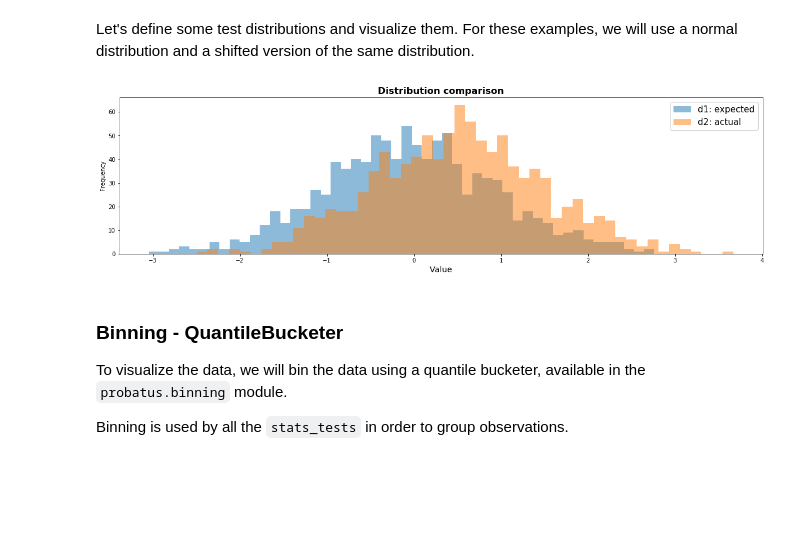
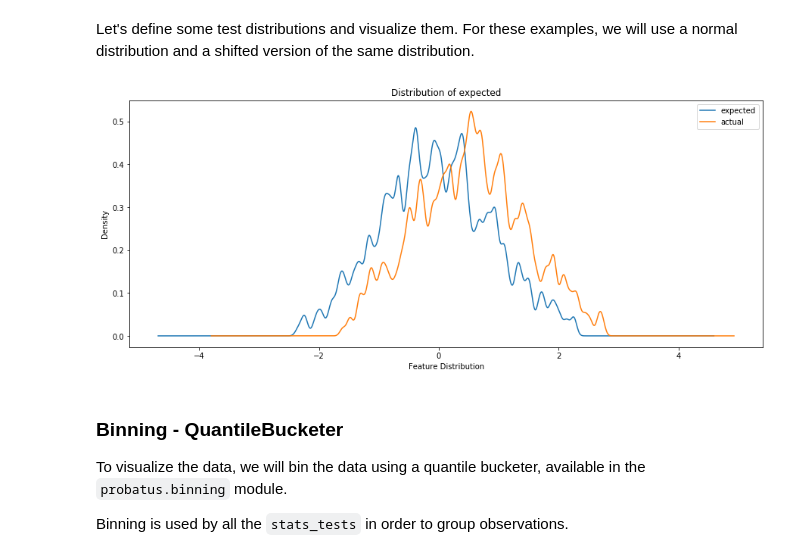
Before and after one commit to ing-bank/probatus, a Jupyter notebook: docs/source/nb_distribution_statistics.ipynb, the cells around one changed output. Drawn from its saved outputs; the diff is of its cells as text; code cells hidden in the pictures; blank space fills up the shorter version.

```diff
--- a/docs/source/nb_distribution_statistics.ipynb
+++ b/docs/source/nb_distribution_statistics.ipynb
@@ -23,20 +24,16 @@ Let's define some test distributions and visualize them. For these examples, we
 # %%
 counts = 1000
 np.random.seed(0)
-d1 = np.random.normal(size=counts)
-d2 = np.random.normal(loc=0.5, size=counts)
+d1 = pd.Series(np.random.normal(size=counts), 'feature_1')
+d2 = pd.Series(np.random.normal(loc=0.5, size=counts), 'feature_1')
-# %%
-plt.figure(figsize=(20,5))
-plt.hist(d1, bins=50, label='d1: expected', alpha = 0.5)
-plt.hist(d2, bins=50, label='d2: actual', alpha = 0.5)
-
-plt.gca().set(title='Frequency Histogram', ylabel='Frequency')
-plt.xlabel("Value", fontsize=14)
-plt.legend(fontsize = 15)
-plt.title('Distribution comparison', fontsize=16, fontweight='bold')
-plt.show()
-# %% [output]
-[figure, removed]
+# %%
+from probatus.utils.plots import plot_distributions_of_feature
+
+feature_distributions = [d1, d2]
+sample_names = ['expected', 'actual']
+plot_distributions_of_feature(feature_distributions, sample_names=sample_names, plot_perc_outliers_removed=0.01)
+# %% [output]
+[figure, added]
 # %% [markdown]
 ### Binning - QuantileBucketer
 
```
Also changed, not shown: parts of 1 cell of this notebook, 13 other files.
